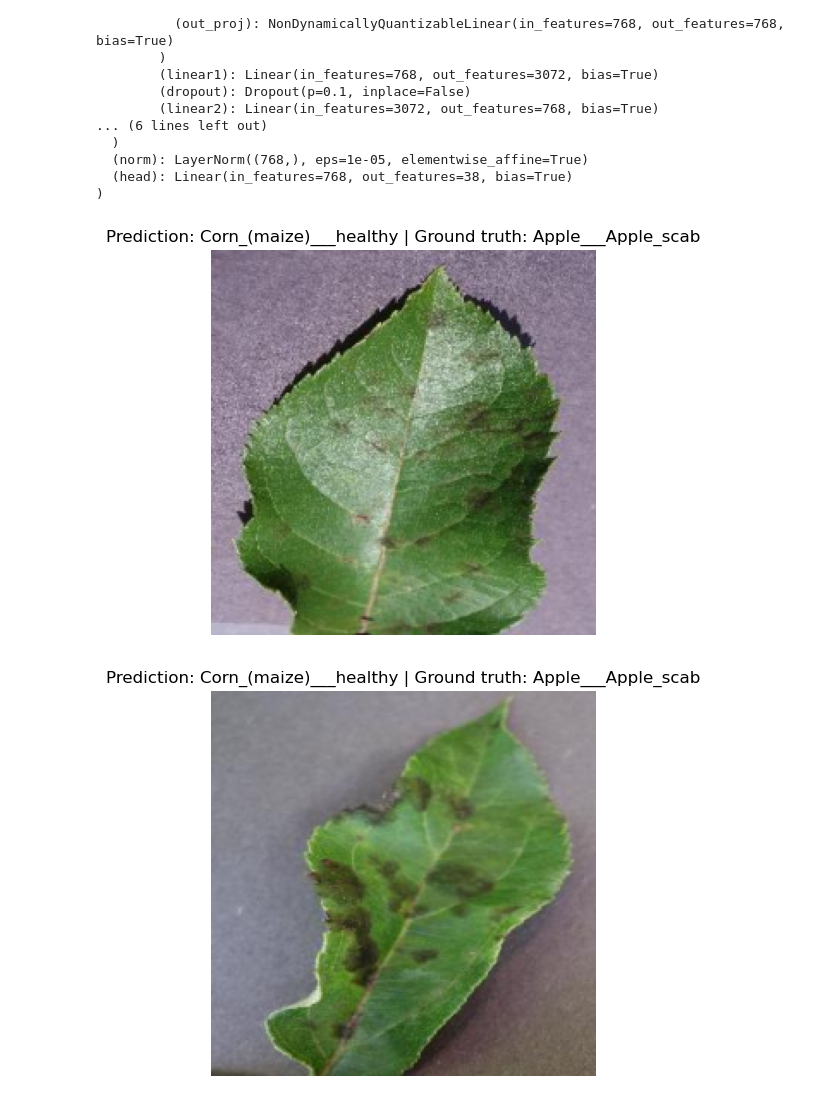
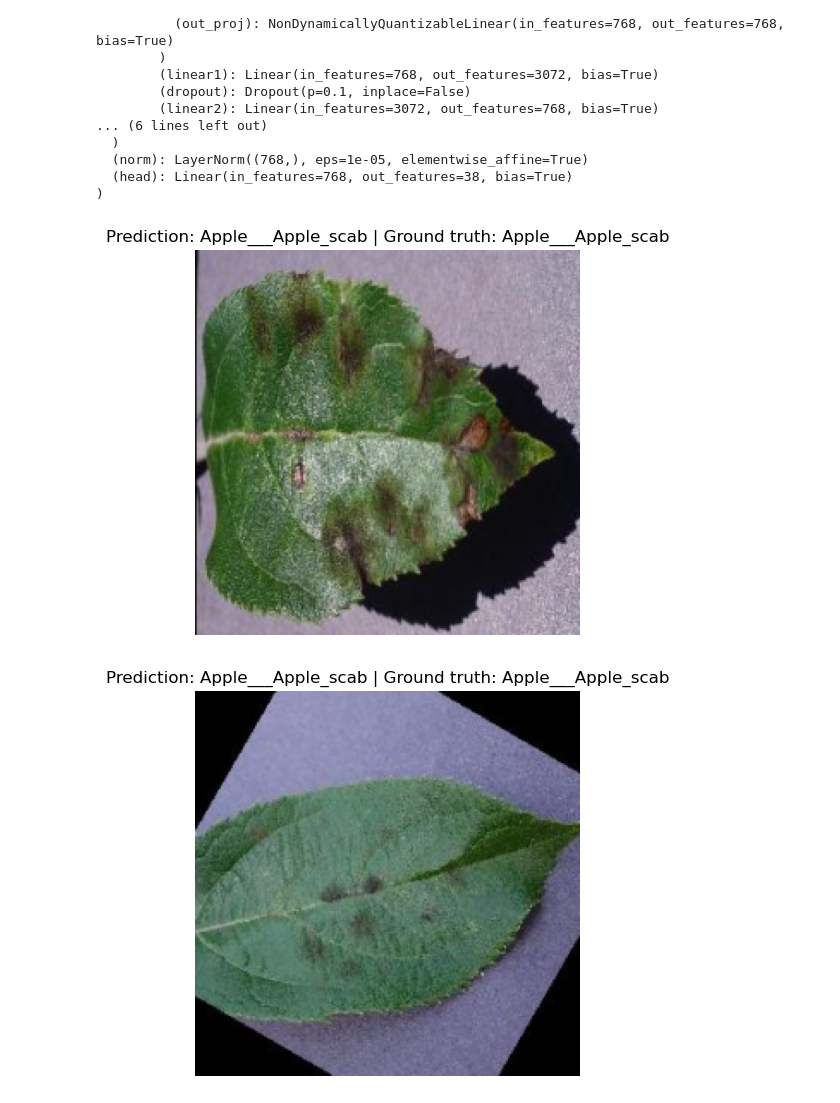
Before and after one commit to lolyhop/plant-disease-classification, a Jupyter notebook: notebooks/visualize_vit_attn_maps.ipynb, the cells around one changed output. Cells and saved outputs as stored; diff of their text form; code cells hidden in the pictures.

```diff
--- a/notebooks/visualize_vit_attn_maps.ipynb
+++ b/notebooks/visualize_vit_attn_maps.ipynb
@@ -14,7 +14,7 @@ from src.models.vit import VisionTransformer
 from src.data_utils.dataset import PlantDataset
 
 device = torch.device("cuda" if torch.cuda.is_available() else "cpu")
-config_path = Path("../configs/vit_2021_train.yaml")
+config_path = Path("../configs/vit_2021.yaml")
 mean = torch.tensor([0.485, 0.456, 0.406]).view(3,1,1)
 std = torch.tensor([0.229, 0.224, 0.225]).view(3,1,1)
 
@@ -48,40 +48,40 @@ VisionTransformer(
   (head): Linear(in_features=768, out_features=38, bias=True)
 )
 # %%
-val_dataset = PlantDataset(
-    root=data_dir / "valid",
+test_dataset = PlantDataset(
+    root=data_dir / "test",
     image_size=image_size,
     is_train=False,
 )
 # %%
 import matplotlib.pyplot as plt
 import torch
 from torchvision import transforms
 
-classes = sorted([p.name for p in (Path("../data/raw/train")).iterdir() if p.is_dir()])
+classes = sorted([p.name for p in (Path("../data/raw/test")).iterdir() if p.is_dir()])
 
 def predict_and_show(dataset, idx):
     img, label = dataset[idx]
-    img = img * std + mean
-    img = img.clamp(0, 1)
 
     img_batch = img.unsqueeze(0).to(device)
 
     with torch.no_grad():
         logits = model(img_batch)
         probs = torch.softmax(logits, dim=1)
         pred_class = torch.argmax(probs, dim=1).item()
 
+    img = img * std + mean
+    img = img.clamp(0, 1)
     img_np = img.permute(1, 2, 0).cpu().numpy()
 
     plt.figure(figsize=(5,5))
     plt.imshow(img_np)
     plt.axis("off")
     plt.title(f"Prediction: {classes[pred_class]} | Ground truth: {classes[label]}")
     plt.show()
 
 for i in range(5, 10):
-    predict_and_show(val_dataset, i)
+    predict_and_show(test_dataset, i)
 # %% [output]
-[figure, old version]
+[figure, new version]
-[figure, old version]
+[figure, new version]
```
Also changed, not shown: parts of 4 cells of this notebook, 1 other file.
